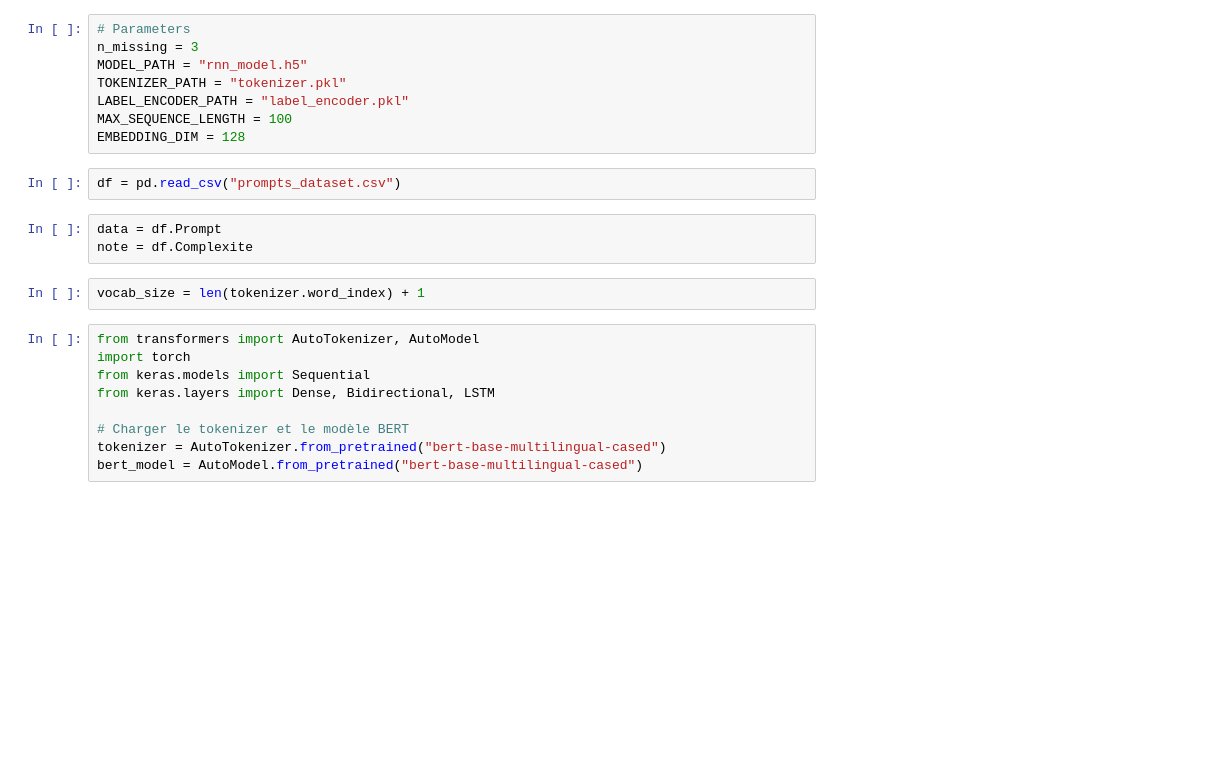
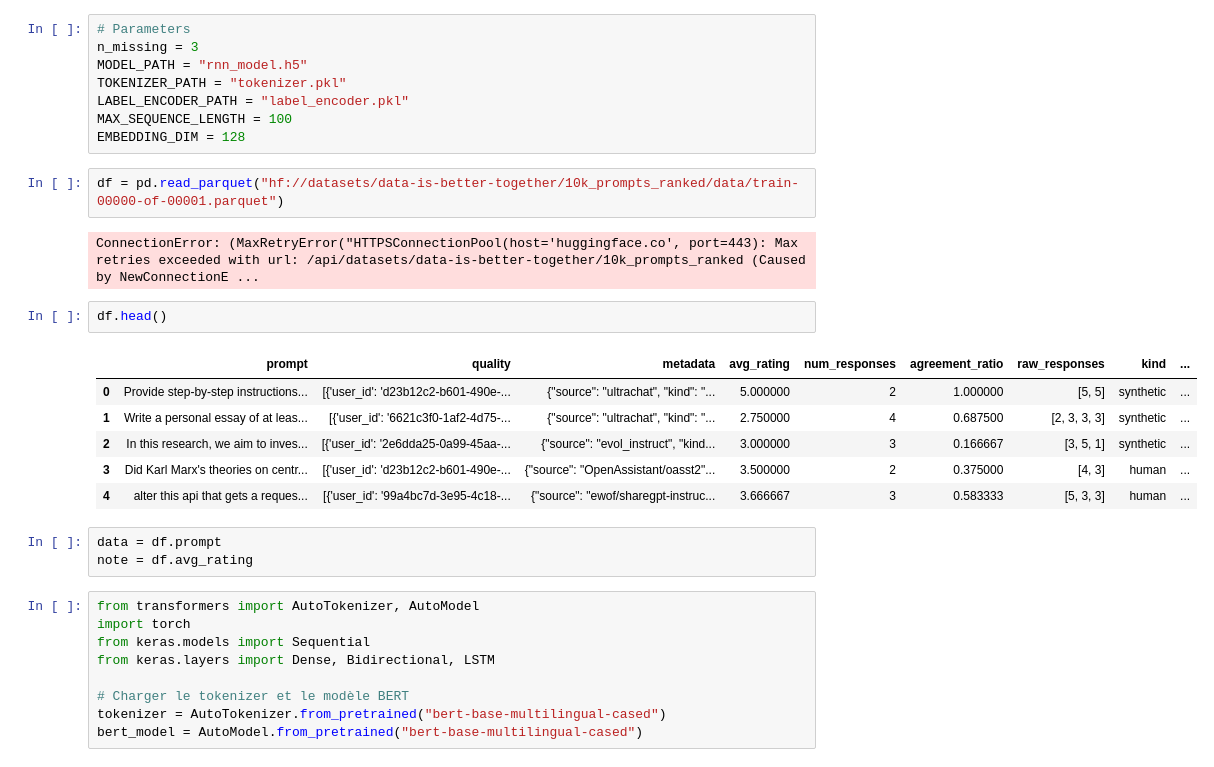
Before and after one commit to DimitriCalmand/nlp-prompt-quality, a Jupyter notebook: rnn_lstm dimitri_with_embedding.ipynb, the cells around one changed output. Drawn from its saved outputs; the diff is of its cells as text; blank space fills up the shorter version.

```diff
--- a/rnn_lstm dimitri_with_embedding.ipynb
+++ b/rnn_lstm dimitri_with_embedding.ipynb
@@ -23,13 +23,22 @@ TOKENIZER_PATH = "tokenizer.pkl"
 LABEL_ENCODER_PATH = "label_encoder.pkl"
 MAX_SEQUENCE_LENGTH = 100
 EMBEDDING_DIM = 128
-# %%
-df = pd.read_csv("prompts_dataset.csv")
+# %%
+df = pd.read_parquet("hf://datasets/data-is-better-together/10k_prompts_ranked/data/train-00000-of-00001.parquet")
+# %% [output]
+ConnectionError: (MaxRetryError("HTTPSConnectionPool(host='huggingface.co', port=443): Max retries exceeded with url: /api/datasets/data-is-better-together/10k_prompts_ranked (Caused by NewConnectionE ...
+# %%
+df.head()
+# %% [output]
+|  | prompt | quality | metadata | avg_rating | num_responses | agreement_ratio | raw_responses | kind | ... |
+| 0 | Provide step-by-step instructions... | [{'user_id': 'd23b12c2-b601-490e-... | {"source": "ultrachat", "kind": "... | 5.000000 | 2 | 1.000000 | [5, 5] | synthetic | ... |
+| 1 | Write a personal essay of at leas... | [{'user_id': '6621c3f0-1af2-4d75-... | {"source": "ultrachat", "kind": "... | 2.750000 | 4 | 0.687500 | [2, 3, 3, 3] | synthetic | ... |
+| 2 | In this research, we aim to inves... | [{'user_id': '2e6dda25-0a99-45aa-... | {"source": "evol_instruct", "kind... | 3.000000 | 3 | 0.166667 | [3, 5, 1] | synthetic | ... |
+| 3 | Did Karl Marx's theories on centr... | [{'user_id': 'd23b12c2-b601-490e-... | {"source": "OpenAssistant/oasst2"... | 3.500000 | 2 | 0.375000 | [4, 3] | human | ... |
+| 4 | alter this api that gets a reques... | [{'user_id': '99a4bc7d-3e95-4c18-... | {"source": "ewof/sharegpt-instruc... | 3.666667 | 3 | 0.583333 | [5, 3, 3] | human | ... |
 # %%
-data = df.Prompt
-note = df.Complexite
+data = df.prompt
+note = df.avg_rating
-# %%
-vocab_size = len(tokenizer.word_index) + 1
 # %%
 from transformers import AutoTokenizer, AutoModel
 import torch
```
Also changed, not shown: parts of 5 cells of this notebook, 8 other files.
